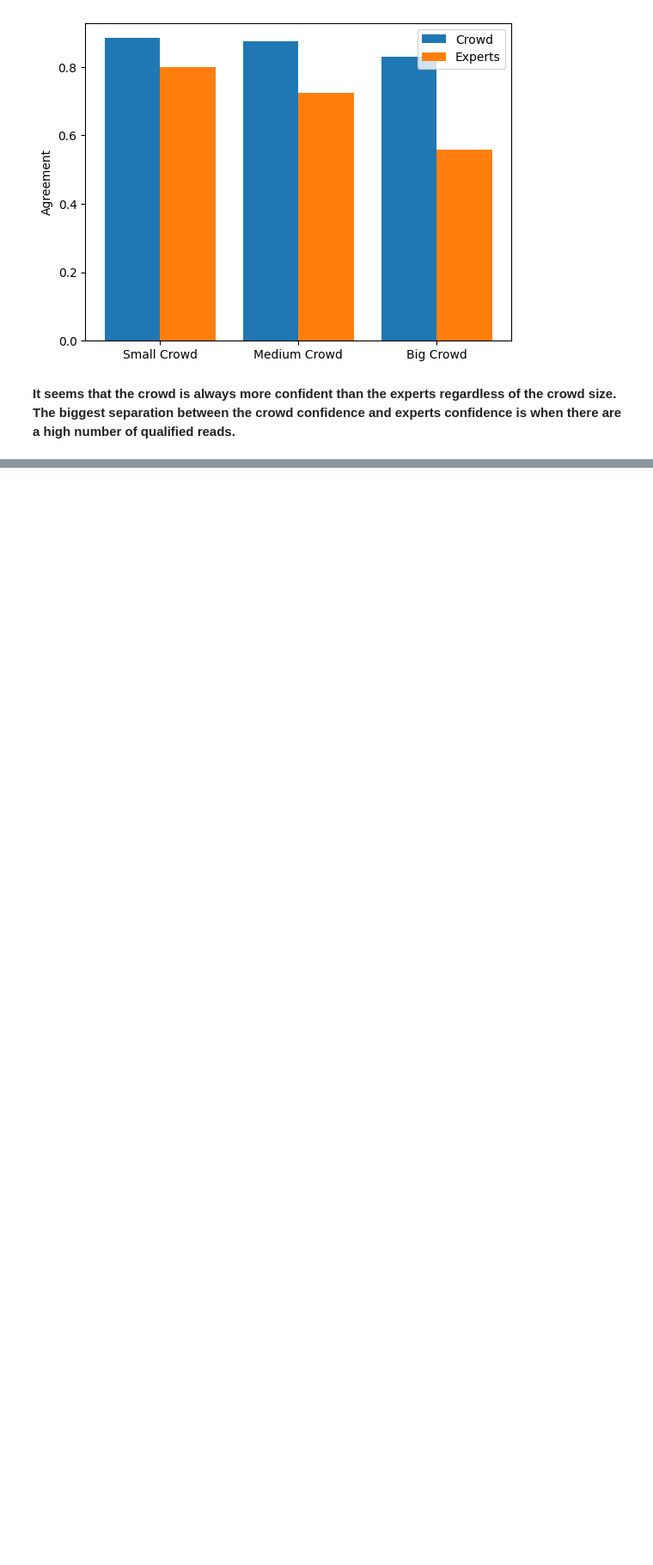
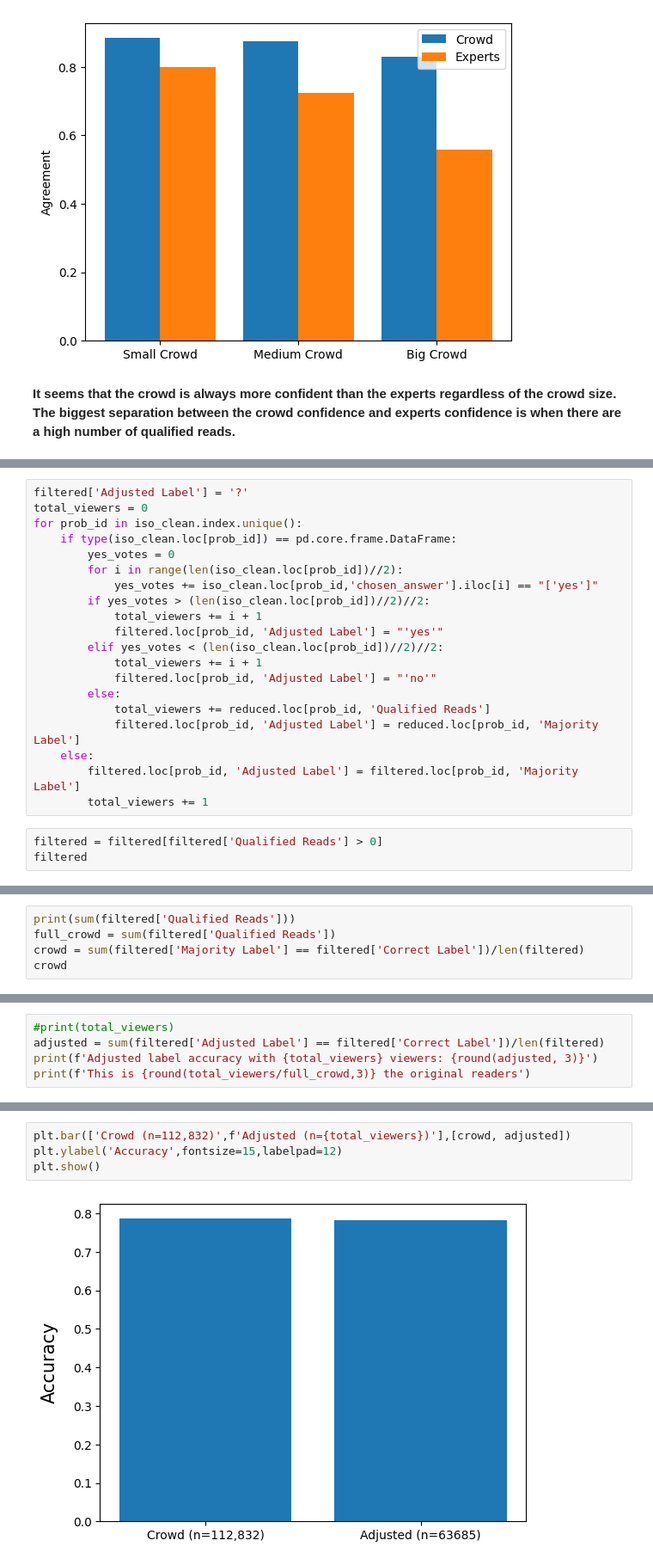
Before and after one commit to Pschnizer/OpenAvenues, a Jupyter notebook: Work.ipynb, the cells around one changed output, grey strips where cells are left out. Shown at 86% size. Saved outputs shown, nothing was run; the diff lists cells and outputs as text; blank space fills up the shorter version.

```diff
--- a/Work.ipynb
+++ b/Work.ipynb
@@ -325,0 +464,23 @@ plt.show()
+# %%
+filtered['Adjusted Label'] = '?'
+total_viewers = 0
+for prob_id in iso_clean.index.unique():
+    if type(iso_clean.loc[prob_id]) == pd.core.frame.DataFrame:
+        yes_votes = 0
+        for i in range(len(iso_clean.loc[prob_id])//2):
+            yes_votes += iso_clean.loc[prob_id,'chosen_answer'].iloc[i] == "['yes']"
+        if yes_votes > (len(iso_clean.loc[prob_id])//2)//2:
+            total_viewers += i + 1
+            filtered.loc[prob_id, 'Adjusted Label'] = "'yes'"
+        elif yes_votes < (len(iso_clean.loc[prob_id])//2)//2:
+            total_viewers += i + 1
+            filtered.loc[prob_id, 'Adjusted Label'] = "'no'"
+        else:
+            total_viewers += reduced.loc[prob_id, 'Qualified Reads']
+            filtered.loc[prob_id, 'Adjusted Label'] = reduced.loc[prob_id, 'Majority Label']
+    else:
+        filtered.loc[prob_id, 'Adjusted Label'] = filtered.loc[prob_id, 'Majority Label']
+        total_viewers += 1
+# %%
+filtered = filtered[filtered['Qualified Reads'] > 0]
+filtered
@@ -325,0 +506,5 @@ plt.show()
+# %%
+print(sum(filtered['Qualified Reads']))
+full_crowd = sum(filtered['Qualified Reads'])
+crowd = sum(filtered['Majority Label'] == filtered['Correct Label'])/len(filtered)
+crowd
@@ -325,0 +514,5 @@ plt.show()
+# %%
+#print(total_viewers)
+adjusted = sum(filtered['Adjusted Label'] == filtered['Correct Label'])/len(filtered)
+print(f'Adjusted label accuracy with {total_viewers} viewers: {round(adjusted, 3)}')
+print(f'This is {round(total_viewers/full_crowd,3)} the original readers')
@@ -325,0 +522,6 @@ plt.show()
+# %%
+plt.bar(['Crowd (n=112,832)',f'Adjusted (n={total_viewers})'],[crowd, adjusted])
+plt.ylabel('Accuracy',fontsize=15,labelpad=12)
+plt.show()
+# %% [output]
+[figure, added]
```
Also changed, not shown: parts of 23 cells of this notebook.
